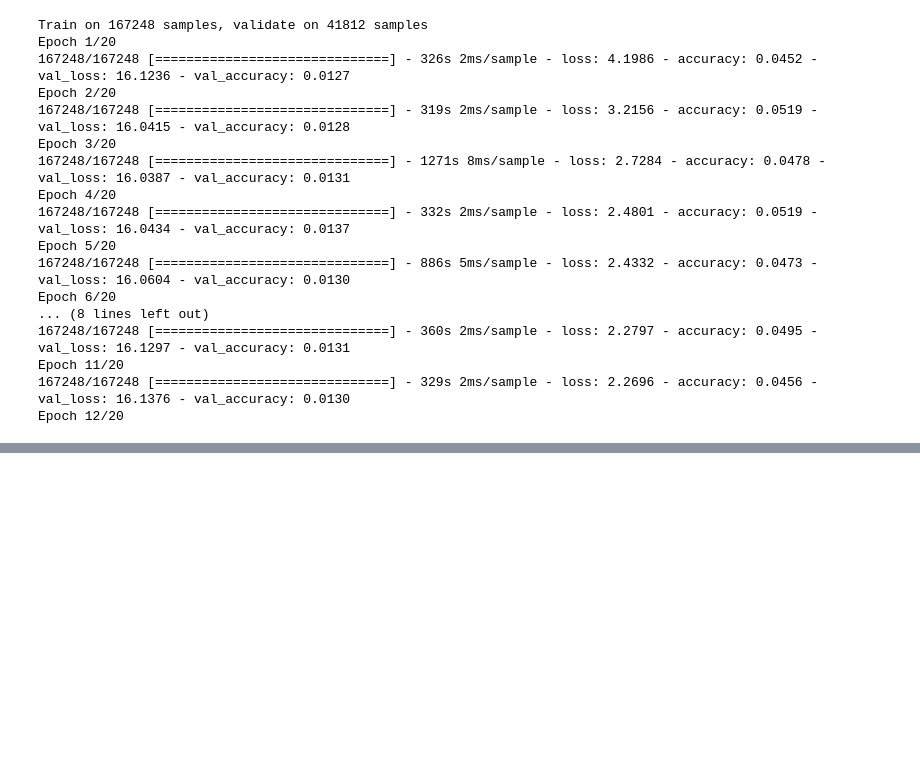
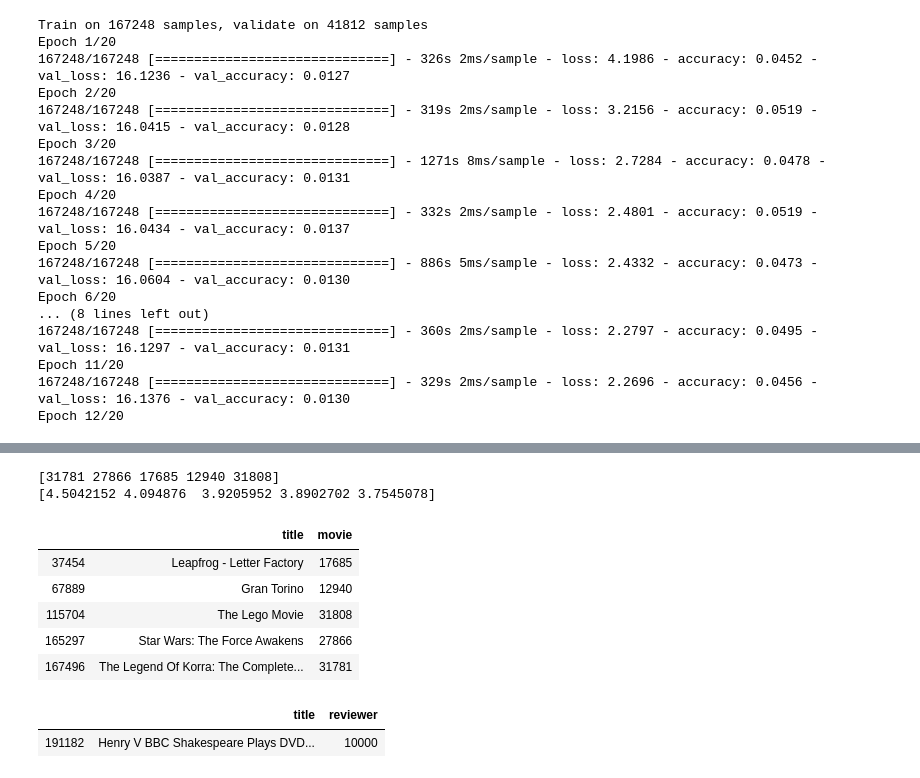
Before and after one commit to Daihongchen/movies_and_tv_recommendation_system, a Jupyter notebook: notebooK/02_exploratory.ipynb, the cells around one changed output, grey strips where cells are left out. Drawn from its saved outputs; the diff is of its cells as text; code cells hidden in the pictures; blank space fills up the shorter version.

```diff
--- a/notebooK/02_exploratory.ipynb
+++ b/notebooK/02_exploratory.ipynb
@@ -244,0 +335,6 @@ Epoch 12/20
+# %%
+history = model.fit([train.reviewer,
+                     train.movie],
+                    train.rating.values.astype(np.float32),
+                    epochs=10,
+                    verbose=1)
@@ -244,0 +361,7 @@ Epoch 12/20
+# %%
+history = model.fit([train.reviewer,
+                     train.movie],
+                    train.rating,
+                    epochs=10,
+                    verbose=1,
+                   validation_data=([test.reviewer, test.movie], test.rating))
@@ -244,0 +386,29 @@ Epoch 12/20
+# %%
+# Creating dataset for making recommendations for the first user
+movie_data = np.array(list(set(ratings_2018.movie)))
+user = np.array([10000 for i in range(len(movie_data))])
+predictions = model.predict([user, movie_data])
+predictions = np.array([a[0] for a in predictions])
+recommended_movie_ids = (-predictions).argsort()[:5]
+print(recommended_movie_ids)
+print(predictions[recommended_movie_ids])
+# %% [output]
+[31781 27866 17685 12940 31808]
+[4.5042152 4.094876  3.9205952 3.8902702 3.7545078]
+# %%
+recommend = ratings_2018[ratings_2018['movie'].isin(recommended_movie_ids)]
+recommend = recommend.drop(['Unnamed: 0','reviewerID', 'reviewer', 'rating', 'productID'], axis=1)
+# %%
+recommend.drop_duplicates()
+# %% [output]
+|  | title | movie |
+| 37454 | Leapfrog - Letter Factory | 17685 |
+| 67889 | Gran Torino | 12940 |
+| 115704 | The Lego Movie | 31808 |
+| 165297 | Star Wars: The Force Awakens | 27866 |
+| 167496 | The Legend Of Korra: The Complete... | 31781 |
+# %%
+ratings_2018[ratings_2018['reviewer']==10000][['title', 'reviewer']].drop_duplicates()
+# %% [output]
+|  | title | reviewer |
+| 191182 | Henry V BBC Shakespeare Plays DVD... | 10000 |
```
Also changed, not shown: parts of 16 cells of this notebook.
